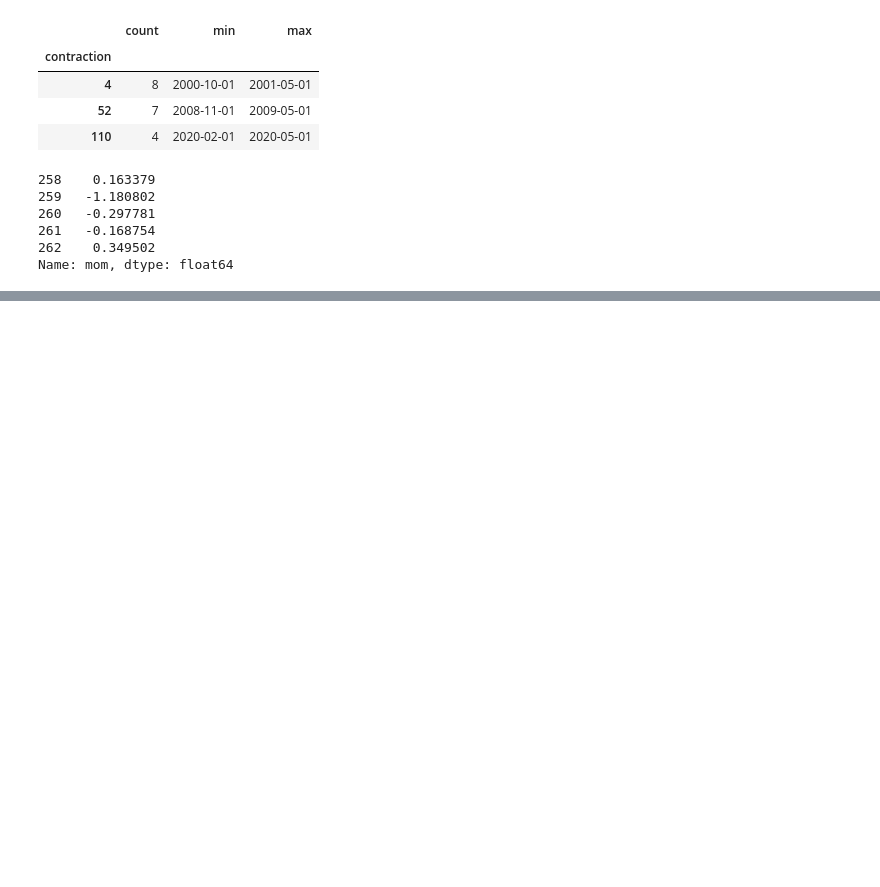
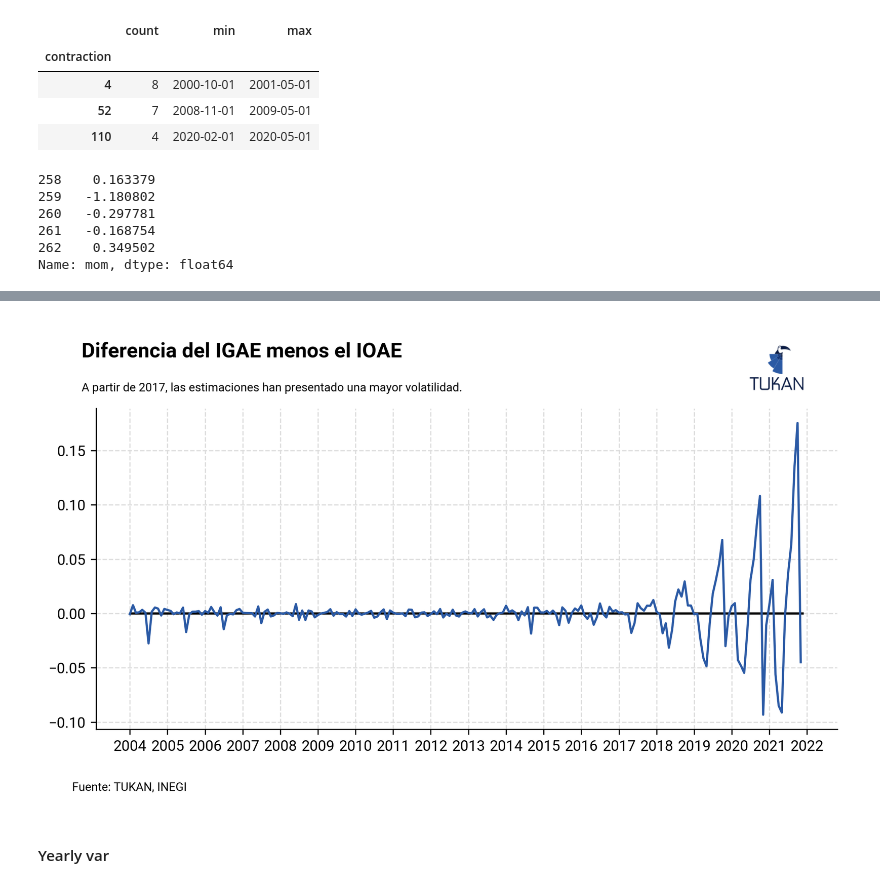
Before and after one commit to TukanMx/tukan_notebooks, a Jupyter notebook: social/social_media/igae/igae.ipynb, the cells around one changed output, grey strips where cells are left out. Drawn from its saved outputs; the diff is of its cells as text; code cells hidden in the pictures; blank space fills up the shorter version.

```diff
--- a/social/social_media/igae/igae.ipynb
+++ b/social/social_media/igae/igae.ipynb
@@ -154,0 +331,7 @@ plt.savefig(
+# %%
+index_data = ioae.merge(igae, on='date', how='left')
+index_data = index_data[index_data['date']>=ioae['date'].min()]
+# index_data = index_data[index_data['date']>='2019-01-01']
+index_data['dif_igae_ioae'] = index_data['igae'] - index_data['ioae']
+index_data.reset_index(inplace=True, drop=True)
+index_data.tail(5)
@@ -154,0 +345,53 @@ plt.savefig(
+# %%
+fig = plt.figure(dpi=300, figsize=(9,4))
+ax = plt.subplot(111)
+
+ax.plot(index_data["date"], index_data["dif_igae_ioae"], zorder=3)
+ax.hlines(y=0, xmin=index_data["date"].min(), xmax= index_data["date"].max(),color='black', zorder=2)
+
+# ax.yaxis.set_major_formatter(ticker.StrMethodFormatter('{x:,.0f}'))
+
+# Add minor gridlines and format ticks
+ax.xaxis.set_major_locator(mdates.YearLocator(1))
+ax.xaxis.set_minor_locator(mdates.YearLocator(2))
+
+ax.grid(visible=True, which='minor', linestyle='--')
+
+# ax.set_ylim(0)
+
+fig.text(
+    0.11,
+    1,
+    "Diferencia del IGAE menos el IOAE",
+    size=14,
+    weight = "bold"
+)
+
+fig.text(
+    0.11,
+    0.92,
+    'A partir de 2017, las estimaciones han presentado una mayor volatilidad.',
+    size=8
+)
+# Add footer
+fig.text(0.1, -0.02, "Fuente: TUKAN, INEGI", fontsize=8)
+
+
+tukan_im = image.imread(module_path + "\\assets\\logo\\logo192.png")
+newax = fig.add_axes([0.72, .88, 0.16, 0.19], anchor="NE", zorder=1)
+newax.imshow(tukan_im)
+newax.axis("off")
+
+
+plt.savefig(
+    "plots/dif_ioae_igae_ts_logo_white.png",
+    dpi=300,
+    bbox_inches="tight",
+    facecolor="white",
+    edgecolor="none",
+    transparent=False,
+)
+# %% [output]
+[figure, added]
+# %% [markdown]
+#### Yearly var
```
Also changed, not shown: parts of 30 cells of this notebook, 1 other file.
